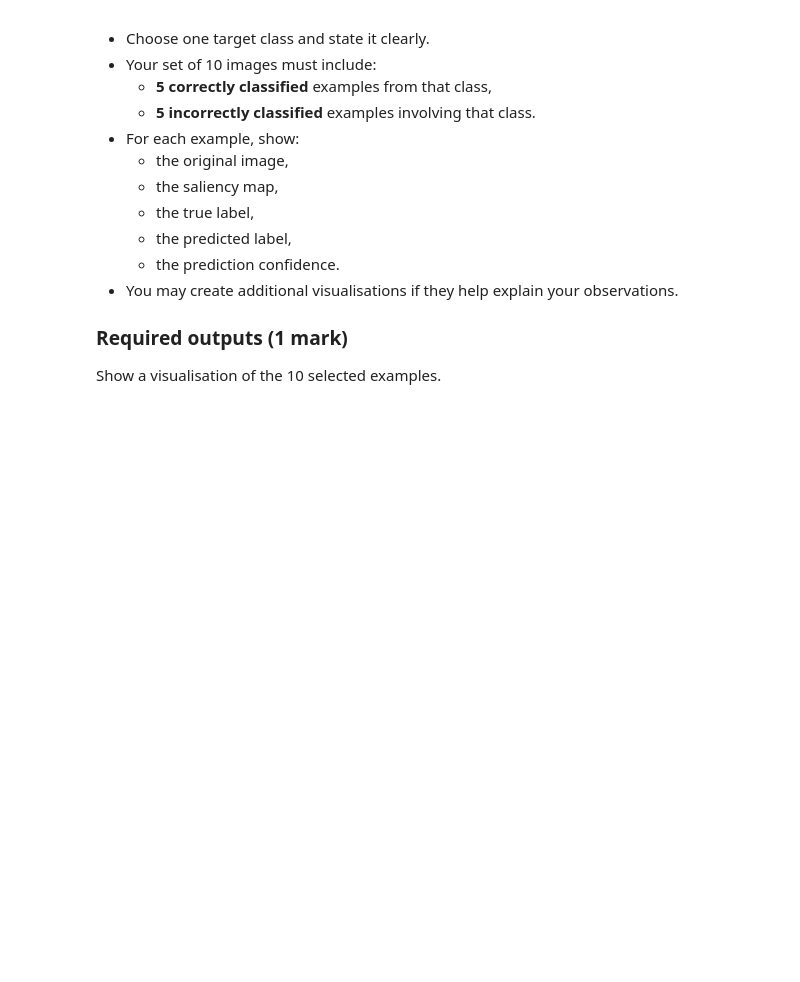
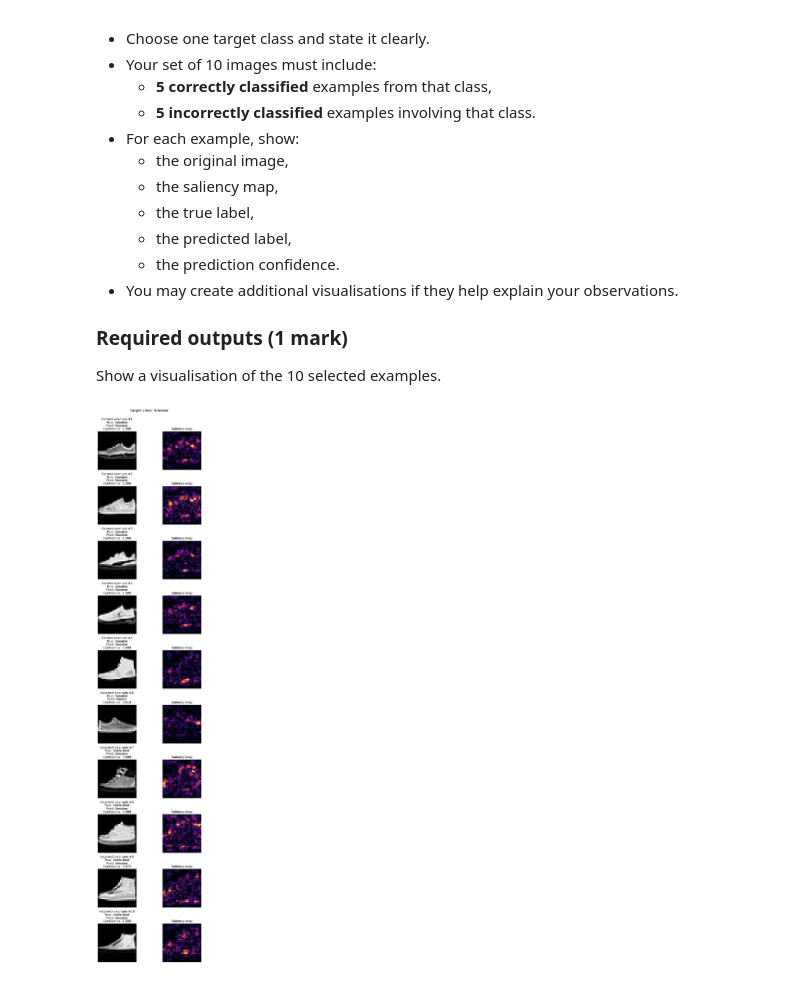
Before and after one commit to KeanuDecleene/714-coding-assignments, a Jupyter notebook: kdec819_COMPSCI714_assignment_1_notebook.ipynb, the cells around one changed output. Drawn from its saved outputs; the diff is of its cells as text; code cells hidden in the pictures; blank space fills up the shorter version.

```diff
--- a/kdec819_COMPSCI714_assignment_1_notebook.ipynb
+++ b/kdec819_COMPSCI714_assignment_1_notebook.ipynb
@@ -1452,6 +1452,95 @@ No guide is given for the code, you must explore by yourself to solve this task.
 Show a visualisation of the 10 selected examples.
 # %%
 # TODO: Add your code here
+
+
+class_names = [
+    "T-shirt/top", "Trouser", "Pullover", "Dress", "Coat",
+    "Sandal", "Shirt", "Sneaker", "Bag", "Ankle boot"
+]
+
+# target class
+target_class_idx = 7
+target_class_name = class_names[target_class_idx]
+
+correct_examples = []
+incorrect_examples = []
+
+# finding 5 correct and 5 incorrect examples for target class
+with torch.no_grad():
+    for idx in range(len(test_dataset_img)):
+        image, true_label = test_dataset_img[idx]
+
+        x = image.unsqueeze(0).to(device) # add batch dimension for model
+        logits = cnn_model(x)
+        probs = torch.softmax(logits, dim=1)
+        conf, pred = torch.max(probs, dim=1)
+
+        pred_label = pred.item()
+        confidence = conf.item()
+
+        # correct example from target class
+        if true_label == target_class_idx and pred_label == target_class_idx:
+            if len(correct_examples) < 5:
+                correct_examples.append((image, true_label, pred_label, confidence, idx))
+
+        # incorrect example involving target class
+        elif (true_label == target_class_idx or pred_label == target_class_idx) and true_label != pred_label:
+            if len(incorrect_examples) < 5:
+                incorrect_examples.append((image, true_label, pred_label, confidence, idx))
+
+        if len(correct_examples) == 5 and len(incorrect_examples) == 5:
+            break
+
+# function to compute saliency map
+def compute_saliency_map(model, image_tensor, pred_label):
+    model.eval()
+
+    x = image_tensor.unsqueeze(0).to(device)
+    x.requires_grad_(True)
+
+    model.zero_grad()
+    logits = model(x)
+
+    # use the predicted class score
+    score = logits[0, pred_label]
+    score.backward()
+
+    saliency = x.grad.abs().squeeze().detach().cpu().numpy()
+    return saliency
+
+selected_examples = [("Correct", ex) for ex in correct_examples] + \
+                    [("Incorrect", ex) for ex in incorrect_examples]
+
+
+
+# visualisation of the original images and their saliency maps
+fig, axes = plt.subplots(10, 2, figsize=(8, 30))
+for row, (status, ex) in enumerate(selected_examples):
+    image, true_label, pred_label, confidence, idx = ex
+
+    saliency = compute_saliency_map(cnn_model, image, pred_label)
+
+    # original image
+    axes[row, 0].imshow(image.squeeze(), cmap="gray")
+    axes[row, 0].axis("off")
+    axes[row, 0].set_title(
+        f"{status} example #{row+1}\n"
+        f"True: {class_names[true_label]}\n"
+        f"Pred: {class_names[pred_label]}\n"
+        f"Confidence: {confidence:.3f}"
+    )
+
+    # saliency map
+    axes[row, 1].imshow(saliency, cmap="inferno")
+    axes[row, 1].axis("off")
+    axes[row, 1].set_title("Saliency map")
+
+plt.suptitle(f"target class: {target_class_name}", fontsize=14,y=1)
+plt.tight_layout()
+plt.show()
+# %% [output]
+[figure, added]
 # %% [markdown]
 ### Comment your results (1 mark)
 Write 3–5 sentences about what the model seems to focus on. Refer to specific examples from your visualisations. For example:
```
Also changed, not shown: parts of 4 cells of this notebook.
